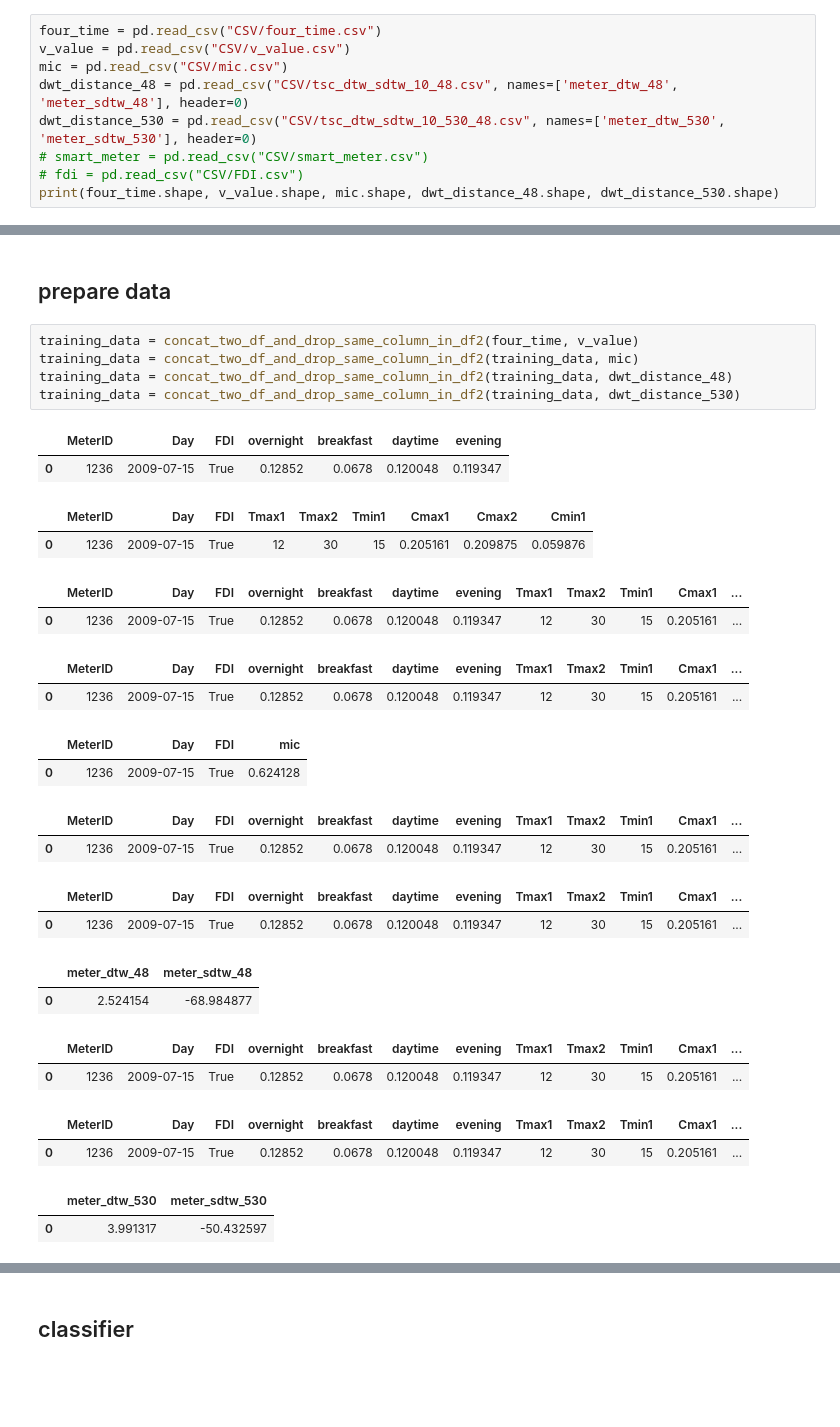
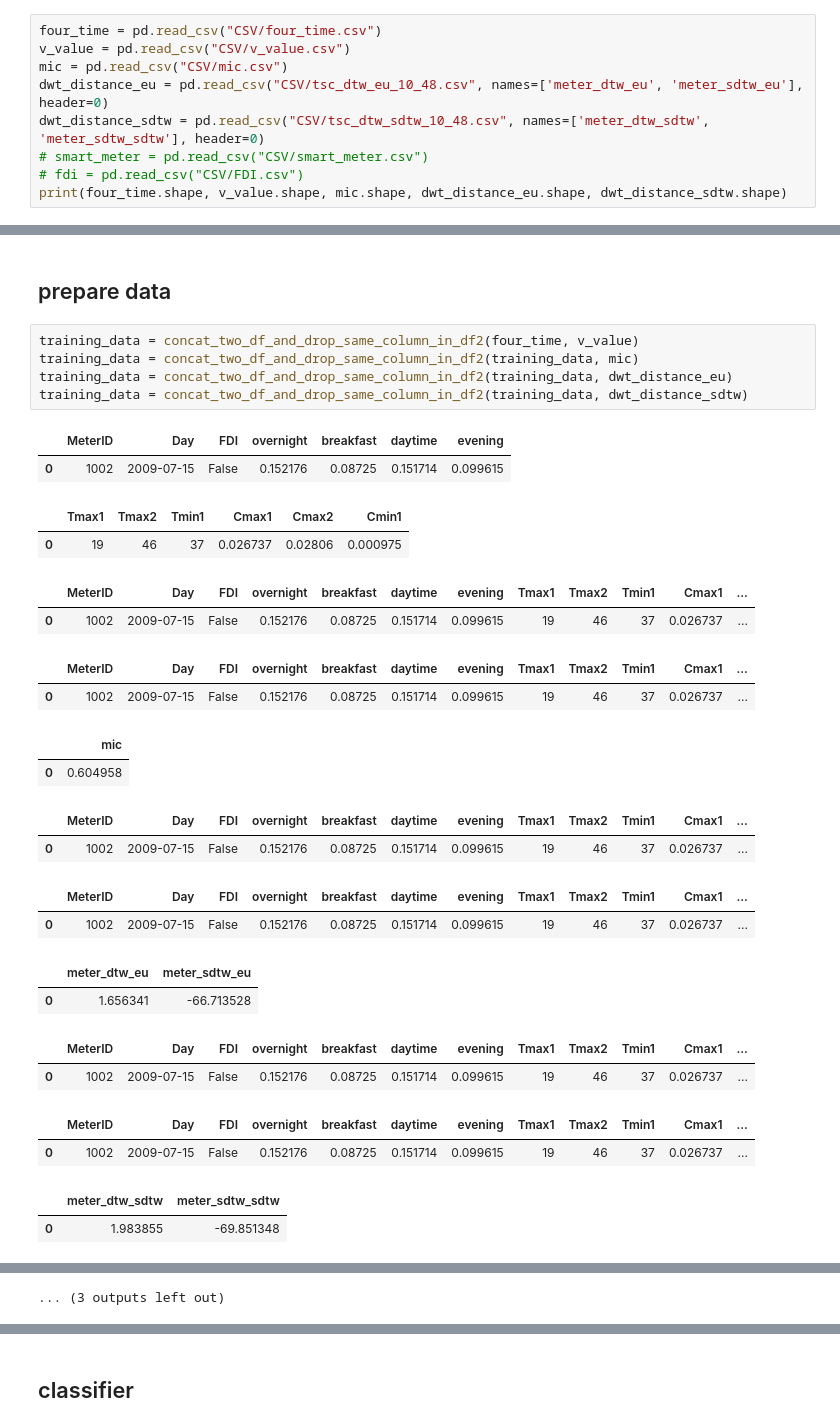
Before and after one commit to BOBO-LU/Non-Technical-Loss, a Jupyter notebook: main-training.ipynb, the cells around one changed output, grey strips where cells are left out. Drawn from its saved outputs; the diff is of its cells as text; blank space fills up the shorter version.

Commit message:
start training xgboost

```diff
--- a/main-training.ipynb
+++ b/main-training.ipynb
@@ -10,11 +10,11 @@ import import_ipynb
 four_time = pd.read_csv("CSV/four_time.csv")
 v_value = pd.read_csv("CSV/v_value.csv")
 mic = pd.read_csv("CSV/mic.csv")
-dwt_distance_48 = pd.read_csv("CSV/tsc_dtw_sdtw_10_48.csv", names=['meter_dtw_48', 'meter_sdtw_48'], header=0)
-dwt_distance_530 = pd.read_csv("CSV/tsc_dtw_sdtw_10_530_48.csv", names=['meter_dtw_530', 'meter_sdtw_530'], header=0)
+dwt_distance_eu = pd.read_csv("CSV/tsc_dtw_eu_10_48.csv", names=['meter_dtw_eu', 'meter_sdtw_eu'], header=0)
+dwt_distance_sdtw = pd.read_csv("CSV/tsc_dtw_sdtw_10_48.csv", names=['meter_dtw_sdtw', 'meter_sdtw_sdtw'], header=0)
 # smart_meter = pd.read_csv("CSV/smart_meter.csv")
 # fdi = pd.read_csv("CSV/FDI.csv")
-print(four_time.shape, v_value.shape, mic.shape, dwt_distance_48.shape, dwt_distance_530.shape)
+print(four_time.shape, v_value.shape, mic.shape, dwt_distance_eu.shape, dwt_distance_sdtw.shape)
 # %% [output]
 (2239250, 7) (2239250, 9) (2239250, 4) (2239250, 2) (2239250, 2)
 # %%
@@ -39,29 +39,29 @@ dwt_distance_48.head(), dwt_distance_48.dtypes
 # %%
 training_data = concat_two_df_and_drop_same_column_in_df2(four_time, v_value)
 training_data = concat_two_df_and_drop_same_column_in_df2(training_data, mic)
-training_data = concat_two_df_and_drop_same_column_in_df2(training_data, dwt_distance_48)
-training_data = concat_two_df_and_drop_same_column_in_df2(training_data, dwt_distance_530)
+training_data = concat_two_df_and_drop_same_column_in_df2(training_data, dwt_distance_eu)
+training_data = concat_two_df_and_drop_same_column_in_df2(training_data, dwt_distance_sdtw)
 # %% [output]
 |  | MeterID | Day | FDI | overnight | breakfast | daytime | evening |
-| 0 | 1236 | 2009-07-15 | True | 0.12852 | 0.0678 | 0.120048 | 0.119347 |
+| 0 | 1002 | 2009-07-15 | False | 0.152176 | 0.08725 | 0.151714 | 0.099615 |
-|  | MeterID | Day | FDI | Tmax1 | Tmax2 | Tmin1 | Cmax1 | Cmax2 | Cmin1 |
-| 0 | 1236 | 2009-07-15 | True | 12 | 30 | 15 | 0.205161 | 0.209875 | 0.059876 |
+|  | Tmax1 | Tmax2 | Tmin1 | Cmax1 | Cmax2 | Cmin1 |
+| 0 | 19 | 46 | 37 | 0.026737 | 0.02806 | 0.000975 |
 |  | MeterID | Day | FDI | overnight | breakfast | daytime | evening | Tmax1 | Tmax2 | Tmin1 | Cmax1 | ... |
-| 0 | 1236 | 2009-07-15 | True | 0.12852 | 0.0678 | 0.120048 | 0.119347 | 12 | 30 | 15 | 0.205161 | ... |
+| 0 | 1002 | 2009-07-15 | False | 0.152176 | 0.08725 | 0.151714 | 0.099615 | 19 | 46 | 37 | 0.026737 | ... |
 |  | MeterID | Day | FDI | overnight | breakfast | daytime | evening | Tmax1 | Tmax2 | Tmin1 | Cmax1 | ... |
-| 0 | 1236 | 2009-07-15 | True | 0.12852 | 0.0678 | 0.120048 | 0.119347 | 12 | 30 | 15 | 0.205161 | ... |
+| 0 | 1002 | 2009-07-15 | False | 0.152176 | 0.08725 | 0.151714 | 0.099615 | 19 | 46 | 37 | 0.026737 | ... |
-|  | MeterID | Day | FDI | mic |
-| 0 | 1236 | 2009-07-15 | True | 0.624128 |
+|  | mic |
+| 0 | 0.604958 |
 |  | MeterID | Day | FDI | overnight | breakfast | daytime | evening | Tmax1 | Tmax2 | Tmin1 | Cmax1 | ... |
-| 0 | 1236 | 2009-07-15 | True | 0.12852 | 0.0678 | 0.120048 | 0.119347 | 12 | 30 | 15 | 0.205161 | ... |
+| 0 | 1002 | 2009-07-15 | False | 0.152176 | 0.08725 | 0.151714 | 0.099615 | 19 | 46 | 37 | 0.026737 | ... |
 |  | MeterID | Day | FDI | overnight | breakfast | daytime | evening | Tmax1 | Tmax2 | Tmin1 | Cmax1 | ... |
-| 0 | 1236 | 2009-07-15 | True | 0.12852 | 0.0678 | 0.120048 | 0.119347 | 12 | 30 | 15 | 0.205161 | ... |
+| 0 | 1002 | 2009-07-15 | False | 0.152176 | 0.08725 | 0.151714 | 0.099615 | 19 | 46 | 37 | 0.026737 | ... |
-|  | meter_dtw_48 | meter_sdtw_48 |
-| 0 | 2.524154 | -68.984877 |
+|  | meter_dtw_eu | meter_sdtw_eu |
+| 0 | 1.656341 | -66.713528 |
 |  | MeterID | Day | FDI | overnight | breakfast | daytime | evening | Tmax1 | Tmax2 | Tmin1 | Cmax1 | ... |
-| 0 | 1236 | 2009-07-15 | True | 0.12852 | 0.0678 | 0.120048 | 0.119347 | 12 | 30 | 15 | 0.205161 | ... |
+| 0 | 1002 | 2009-07-15 | False | 0.152176 | 0.08725 | 0.151714 | 0.099615 | 19 | 46 | 37 | 0.026737 | ... |
 |  | MeterID | Day | FDI | overnight | breakfast | daytime | evening | Tmax1 | Tmax2 | Tmin1 | Cmax1 | ... |
-| 0 | 1236 | 2009-07-15 | True | 0.12852 | 0.0678 | 0.120048 | 0.119347 | 12 | 30 | 15 | 0.205161 | ... |
+| 0 | 1002 | 2009-07-15 | False | 0.152176 | 0.08725 | 0.151714 | 0.099615 | 19 | 46 | 37 | 0.026737 | ... |
-|  | meter_dtw_530 | meter_sdtw_530 |
-| 0 | 3.991317 | -50.432597 |
+|  | meter_dtw_sdtw | meter_sdtw_sdtw |
+| 0 | 1.983855 | -69.851348 |
 |  | MeterID | Day | FDI | overnight | breakfast | daytime | evening | Tmax1 | Tmax2 | Tmin1 | Cmax1 | ... |
@@ -69,3 +69,4 @@ training_data = concat_two_df_and_drop_same_column_in_df2(training_data, dwt_dis
+... (3 outputs left out)
 # %%
 training_data.head(3)
 # %% [output]
```
Also changed, not shown: parts of 39 cells of this notebook, 2 other files.
